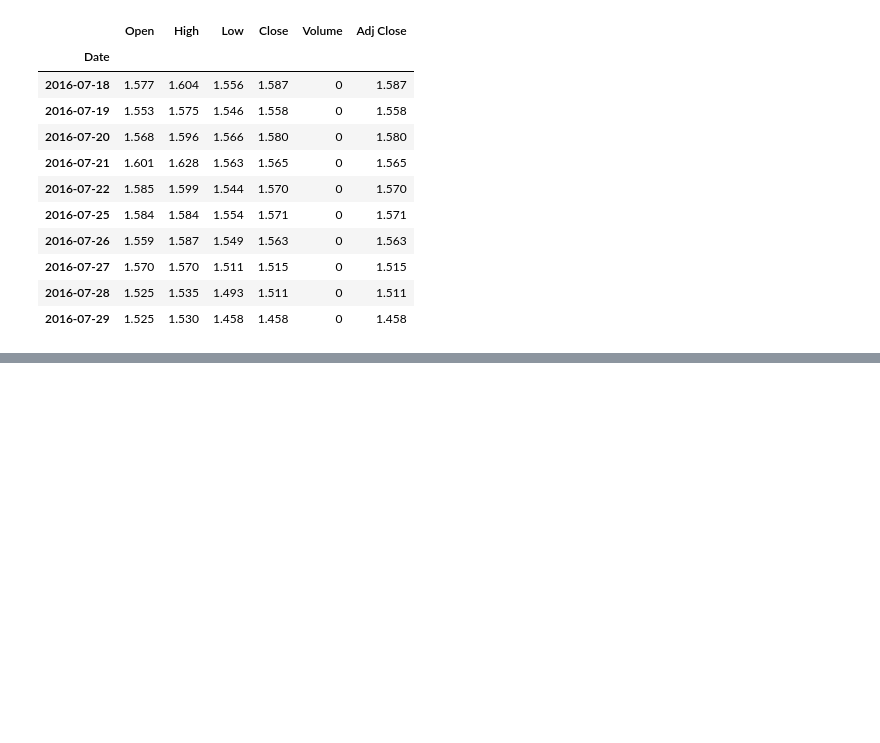
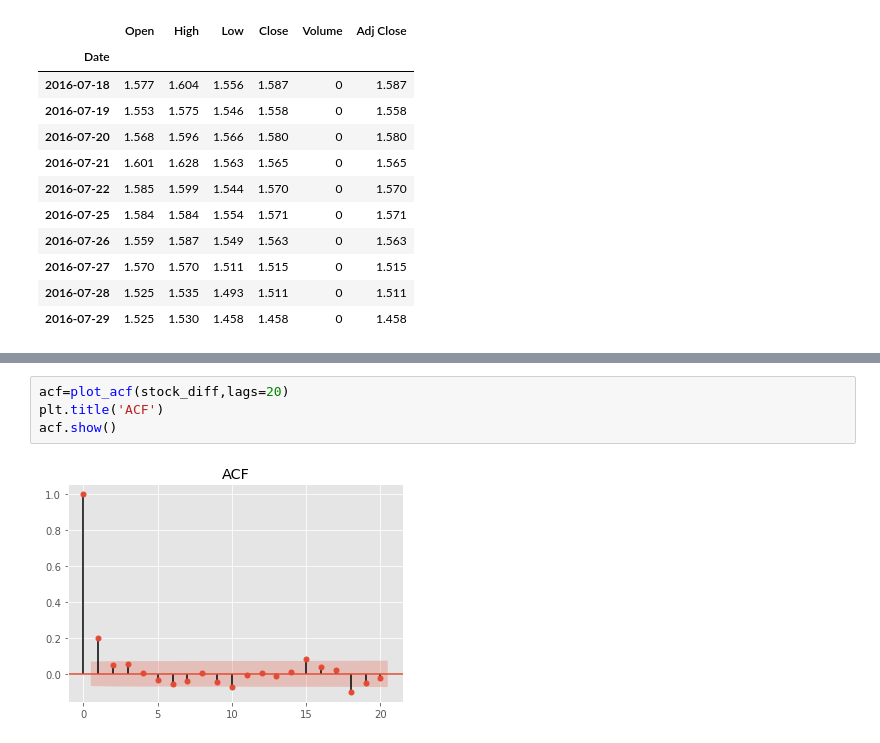
Before and after one commit to lixixi89055465/py_stu, a Jupyter notebook: tangyudi/base/时间序列/stock_prediction.ipynb, the cells around one changed output, grey strips where cells are left out. Saved outputs shown, nothing was run; the diff lists cells and outputs as text; blank space fills up the shorter version.

```diff
--- a/tangyudi/base/时间序列/stock_prediction.ipynb
+++ b/tangyudi/base/时间序列/stock_prediction.ipynb
@@ -31,0 +71,6 @@ stock.tail(10)
+# %%
+acf=plot_acf(stock_diff,lags=20)
+plt.title('ACF')
+acf.show()
+# %% [output]
+[figure, added]
```
Also changed, not shown: parts of 12 cells of this notebook, 1 other file.
